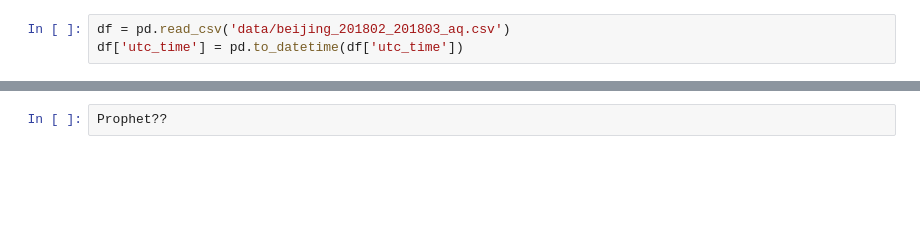
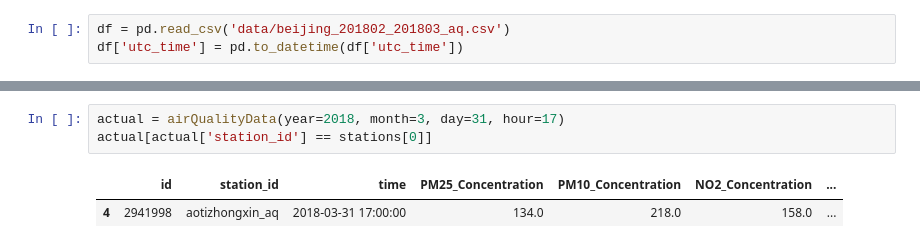
Before and after one commit to Starcutter/KDDCup2018, a Jupyter notebook: demo.ipynb, the cells around one changed output, grey strips where cells are left out. Drawn from its saved outputs; the diff is of its cells as text; blank space fills up the shorter version.

```diff
--- a/demo.ipynb
+++ b/demo.ipynb
@@ -87,2 +54,6 @@ pm25_df[pm25_df['ds'] >= '2018-03-15']
-# %%
-Prophet??
+# %%
+actual = airQualityData(year=2018, month=3, day=31, hour=17)
+actual[actual['station_id'] == stations[0]]
+# %% [output]
+|  | id | station_id | time | PM25_Concentration | PM10_Concentration | NO2_Concentration | ... |
+| 4 | 2941998 | aotizhongxin_aq | 2018-03-31 17:00:00 | 134.0 | 218.0 | 158.0 | ... |
```
Also changed, not shown: parts of 12 cells of this notebook.
